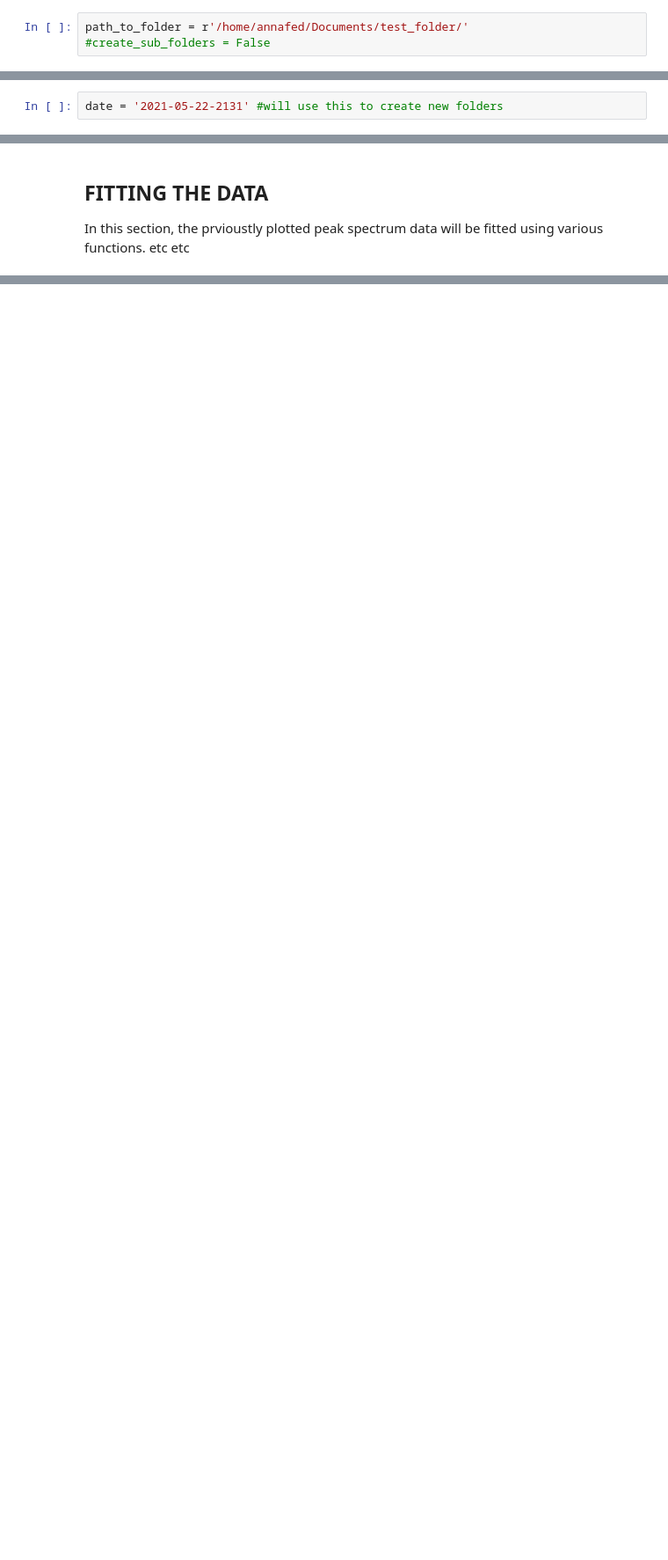
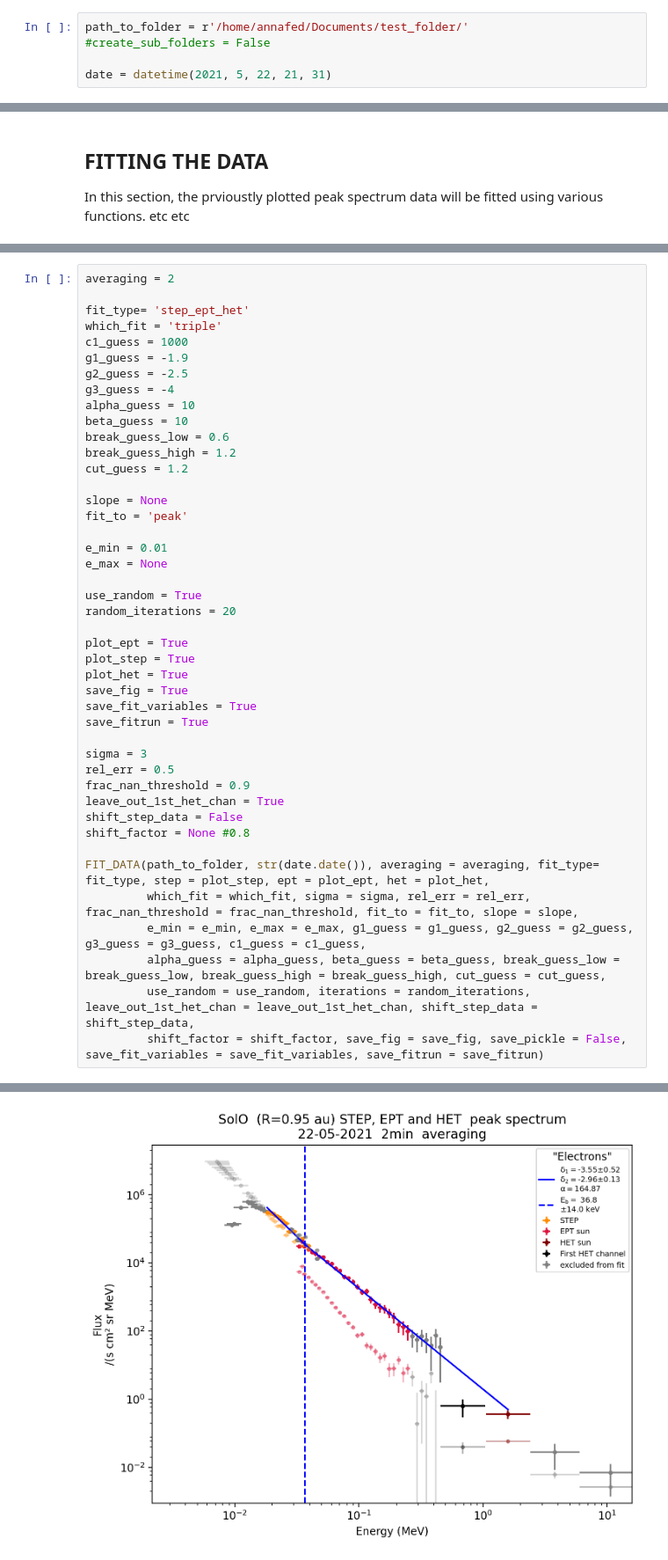
Before and after one commit to AnnamariaFedeli/SolOEPD-Plot-n-Fit-SEE, a Jupyter notebook: Plot-n-Fit-SEE-EnergySpectra.ipynb, the cells around one changed output, grey strips where cells are left out. Shown at 88% size. Saved outputs shown, nothing was run; the diff lists cells and outputs as text; blank space fills up the shorter version.

Commit message:
Implemented triple pl and fixed various bugs.

```diff
--- a/Plot-n-Fit-SEE-EnergySpectra.ipynb
+++ b/Plot-n-Fit-SEE-EnergySpectra.ipynb
@@ -17,10 +18,10 @@ A new folder will be created for each separate event if specified by the user.
 # %%
 path_to_folder = r'/home/annafed/Documents/test_folder/'
 #create_sub_folders = False
+
+date = datetime(2021, 5, 22, 21, 31)
 # %% [markdown]
 ### Parameters for plotting the data, saving the files and making the new folders
 Do not change the folder. This will be used to create folders for new events. If the path is changed, the functions will create unnecessary copies of the data.
-# %%
-date = '2021-05-22-2131' #will use this to create new folders
 # %% [markdown]
 Start date and end date of the event. Different if the event happens close to midnight. Format: yyyymmdd
@@ -192,0 +242,45 @@ shift_factor = None #0.8
+# %%
+averaging = 2
+
+fit_type= 'step_ept_het'
+which_fit = 'triple'
+c1_guess = 1000
+g1_guess = -1.9
+g2_guess = -2.5
+g3_guess = -4
+alpha_guess = 10
+beta_guess = 10
+break_guess_low = 0.6
+break_guess_high = 1.2
+cut_guess = 1.2
+
+slope = None
+fit_to = 'peak'
+
+e_min = 0.01
+e_max = None
+
+use_random = True
+random_iterations = 20
+
+plot_ept = True
+plot_step = True
+plot_het = True
+save_fig = True
+save_fit_variables = True
+save_fitrun = True
+
+sigma = 3
+rel_err = 0.5
+frac_nan_threshold = 0.9
+leave_out_1st_het_chan = True
+shift_step_data = False
+shift_factor = None #0.8
+
+FIT_DATA(path_to_folder, str(date.date()), averaging = averaging, fit_type= fit_type, step = plot_step, ept = plot_ept, het = plot_het,
+         which_fit = which_fit, sigma = sigma, rel_err = rel_err, frac_nan_threshold = frac_nan_threshold, fit_to = fit_to, slope = slope,
+         e_min = e_min, e_max = e_max, g1_guess = g1_guess, g2_guess = g2_guess, g3_guess = g3_guess, c1_guess = c1_guess,
+         alpha_guess = alpha_guess, beta_guess = beta_guess, break_guess_low = break_guess_low, break_guess_high = break_guess_high, cut_guess = cut_guess,
+         use_random = use_random, iterations = random_iterations, leave_out_1st_het_chan = leave_out_1st_het_chan, shift_step_data = shift_step_data,
+         shift_factor = shift_factor, save_fig = save_fig, save_pickle = False, save_fit_variables = save_fit_variables, save_fitrun = save_fitrun)
+# %% [output]
@@ -193 +290,2 @@ shift_factor = None #0.8
+[figure, added]
 # %%
```
Also changed, not shown: parts of 19 cells of this notebook, 5 other files.
